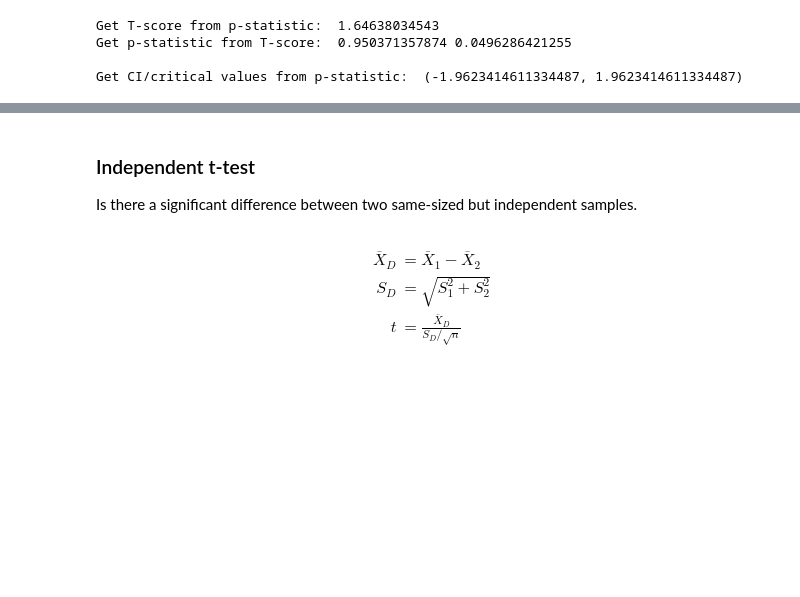
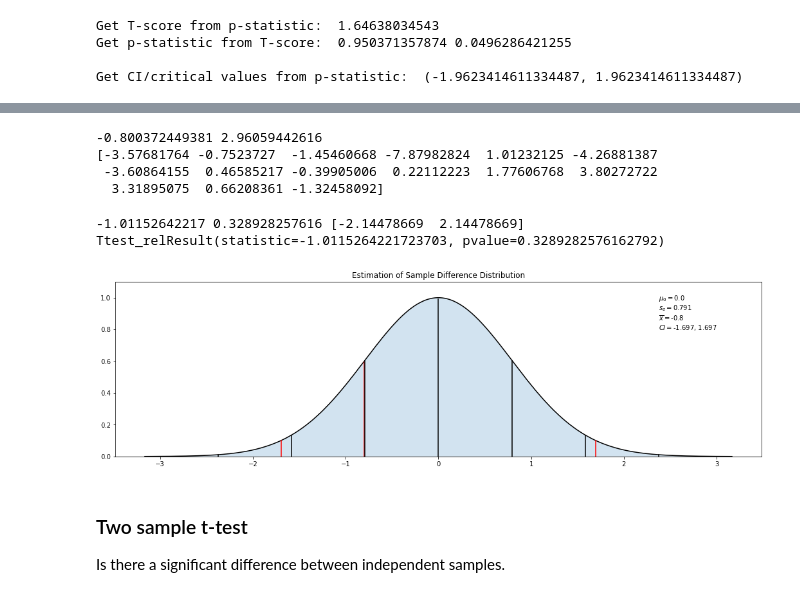
Before and after one commit to dezwier/notebooks, a Jupyter notebook: Collection/Statistics.ipynb, the cells around one changed output, grey strips where cells are left out. Cells and saved outputs as stored; diff of their text form; code cells hidden in the pictures; blank space fills up the shorter version.

```diff
--- a/Collection/Statistics.ipynb
+++ b/Collection/Statistics.ipynb
@@ -161,10 +176,31 @@ t &= \cfrac{\overline{X}_D} {\sqrt{  \frac{S_1^2}{n_1} + \frac{S_2^2}{n_2}}}
 \end{align}
+# %%
+sample1 = norm.rvs(loc=5.8, scale=2, size=15)
+sample2 = norm.rvs(loc=6.1, scale=2, size=15)
+sample = sample1 - sample2
+n, mean, sd = len(sample), np.mean(sample), np.std(sample)
+mu0 = 0 # No difference
+print mean, sd
+print sample
+# %% [output]
+-0.800372449381 2.96059442616
+[-3.57681764 -0.7523727  -1.45460668 -7.87982824  1.01232125 -4.26881387
+ -3.60864155  0.46585217 -0.39905006  0.22112223  1.77606768  3.80272722
+  3.31895075  0.66208361 -1.32458092]
+# %%
+se = sd / np.sqrt(n-1)
+T = (mean - mu0) / se
+p = t.cdf(T, n-1)*2
+ci = np.array(t.interval(.95, n -1))
+print T, p, ci
+print ttest_rel(sample1, sample2)
+# %% [output]
+-1.01152642217 0.328928257616 [-2.14478669  2.14478669]
+Ttest_relResult(statistic=-1.0115264221723703, pvalue=0.3289282576162792)
+# %%
+plotGauss(mu0, se, ci, mean, 'Estimation of Sample Difference Distribution')
+# %% [output]
+[figure, added]
 # %% [markdown]
-### Independent t-test
-Is there a significant difference between two same-sized but independent samples.
+### Two sample t-test
+Is there a significant difference between independent samples.
-# %% [markdown]
-\begin{align}
-\overline{X}_D &= \overline{X}_1 - \overline{X}_2\\
-S_D &= \sqrt{S_1^2 + S_2^2} \\
-t &= \frac{\overline{X}_D} {S_D/\sqrt{n}}
-\end{align}
```
Also changed, not shown: parts of 25 cells of this notebook, 1 other file.
